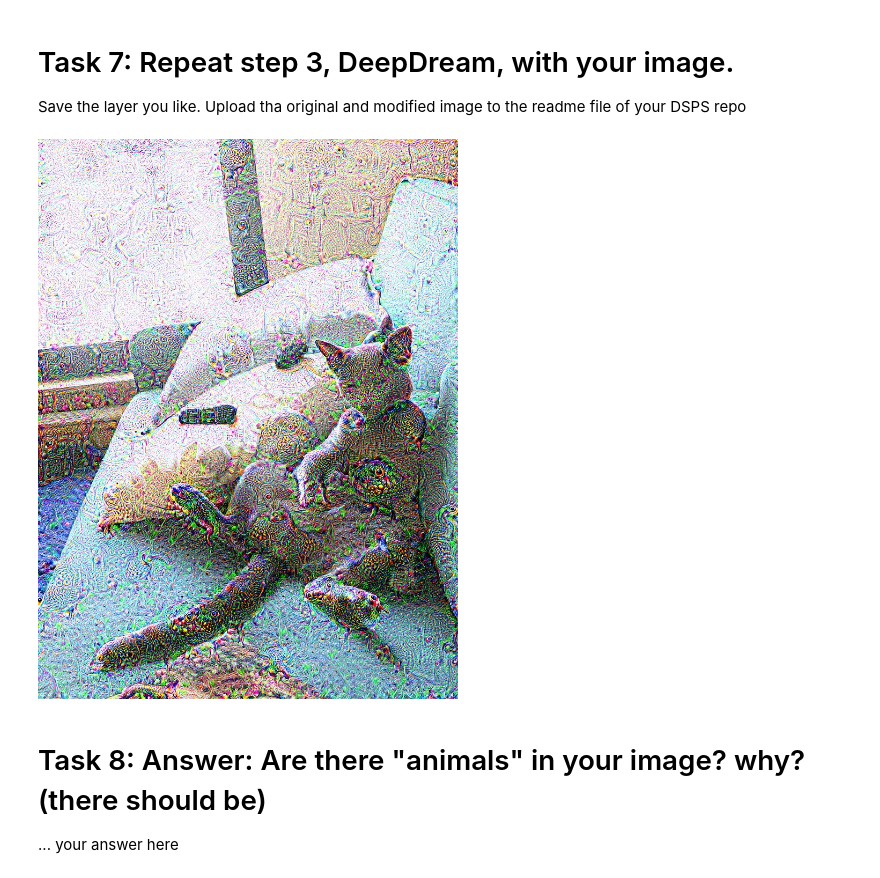
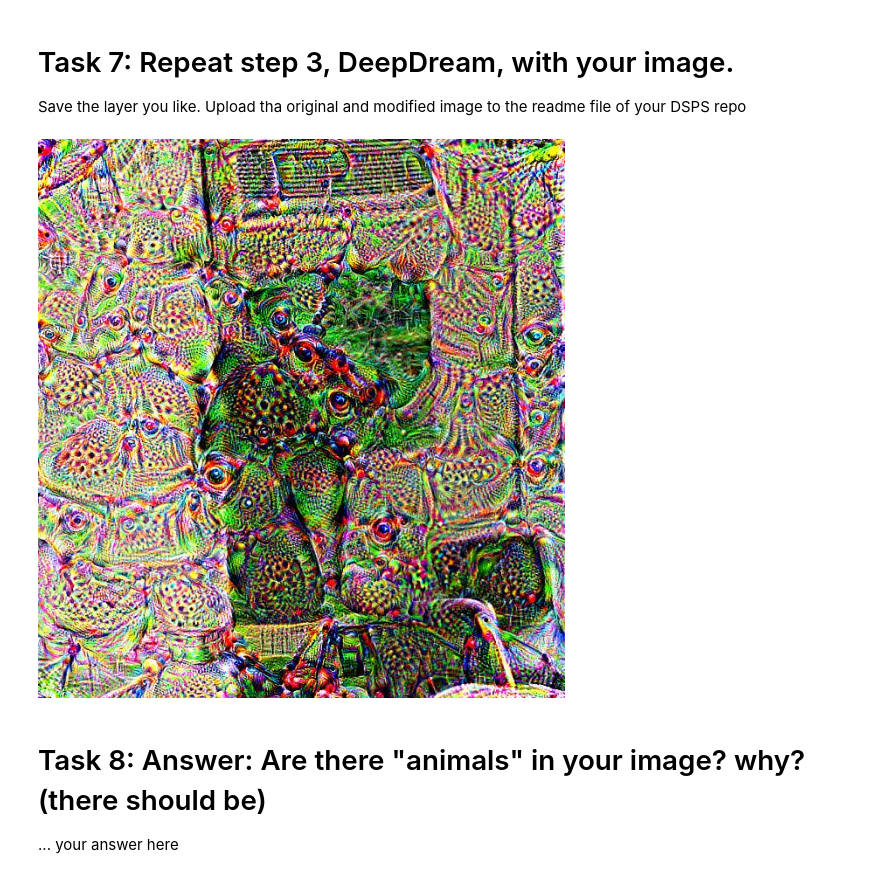
Before and after one commit to Ajb2307/DSPS_ABaldelli, a Jupyter notebook: HW10/DSPS2025_deepdream.ipynb, the cells around one changed output. Drawn from its saved outputs; the diff is of its cells as text; code cells hidden in the pictures.

```diff
--- a/HW10/DSPS2025_deepdream.ipynb
+++ b/HW10/DSPS2025_deepdream.ipynb
@@ -265,10 +256,10 @@ Save the layer you like. Upload tha original and modified image to the readme fi
 # %%
 #your code here that produces an image with a layer you like
 
-layer = "mixed5a_pool_reduce_pre_relu"
+layer = "mixed5b_pool_reduce_pre_relu"
 final = render_deepdream(tf.square(T(layer)), img0)
 # %% [output]
-[figure, old version]
+[figure, new version]
 # %% [markdown]
 # Task 8: Answer: Are there "animals" in your image? why? (there should be)
 ... your answer here
```
Also changed, not shown: parts of 12 cells of this notebook.
